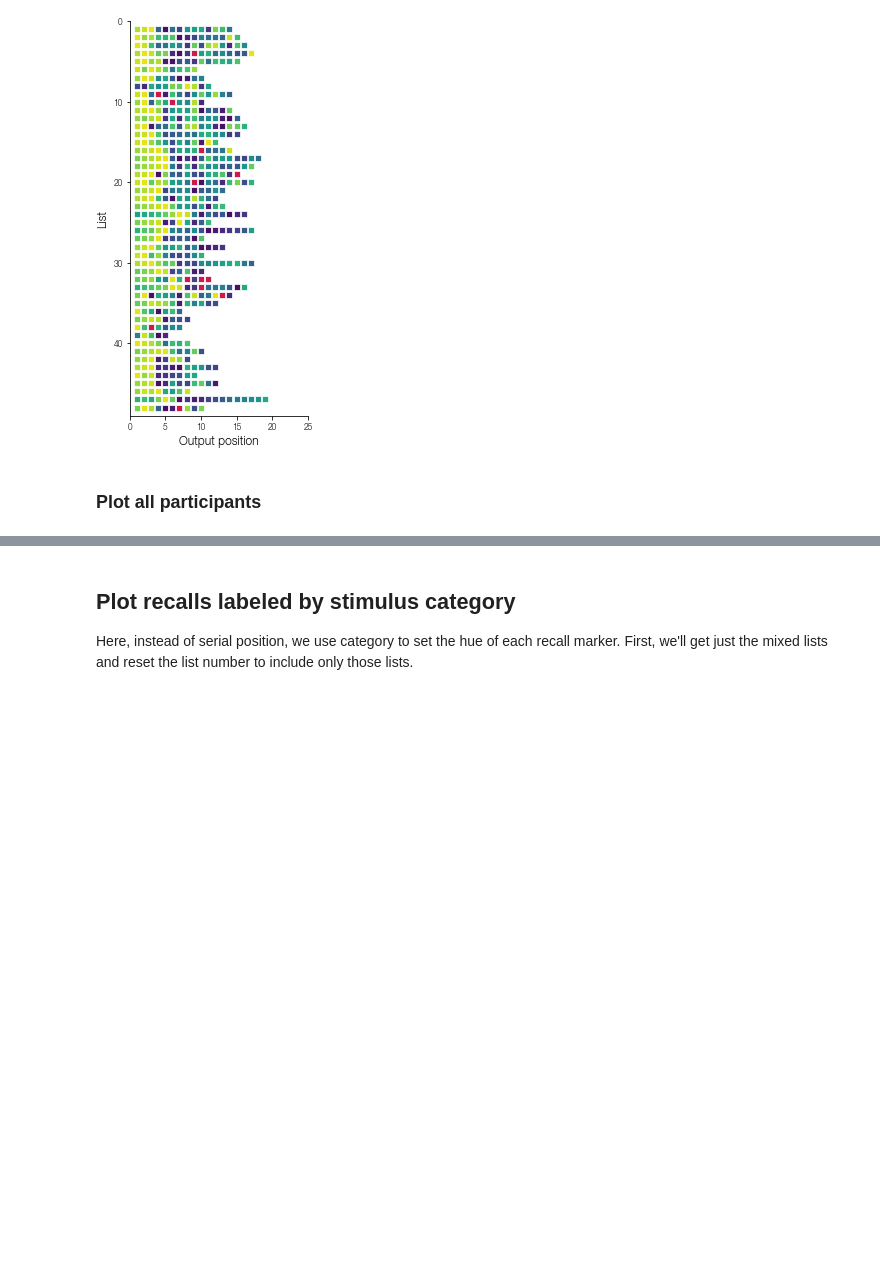
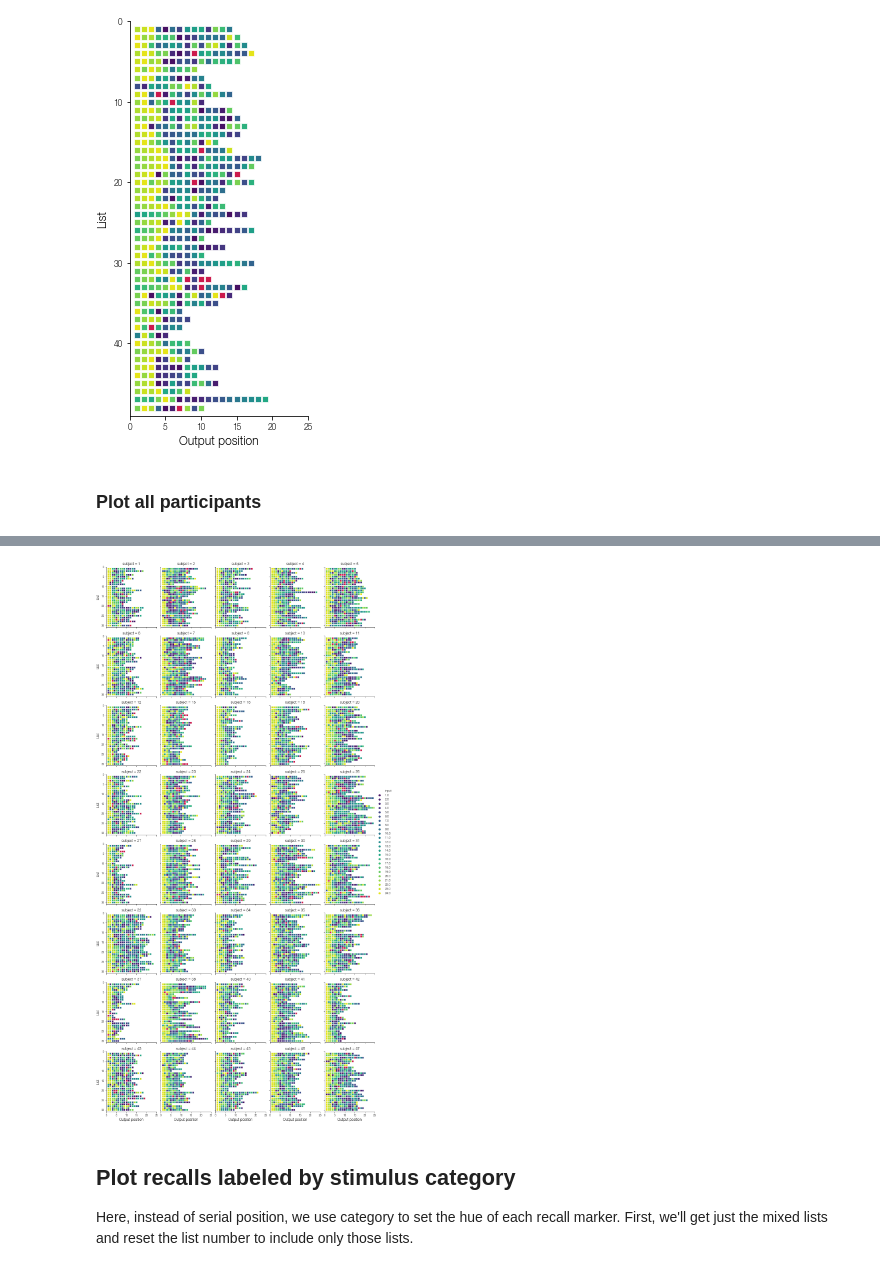
Before and after one commit to mortonne/psifr-notebooks, a Jupyter notebook: demo_raster.ipynb, the cells around one changed output, grey strips where cells are left out. Drawn from its saved outputs; the diff is of its cells as text; code cells hidden in the pictures; blank space fills up the shorter version.

```diff
--- a/demo_raster.ipynb
+++ b/demo_raster.ipynb
@@ -42,3 +47,9 @@ g.add_legend();
+# %%
+g = fr.plot_raster(mixed, orientation='vertical', col='subject', col_wrap=5,
+                   length=3.2);
+g.add_legend();
+# %% [output]
+[figure, added]
 # %% [markdown]
 ## Plot recalls labeled by stimulus category
 
```
Also changed, not shown: parts of 3 cells of this notebook.
